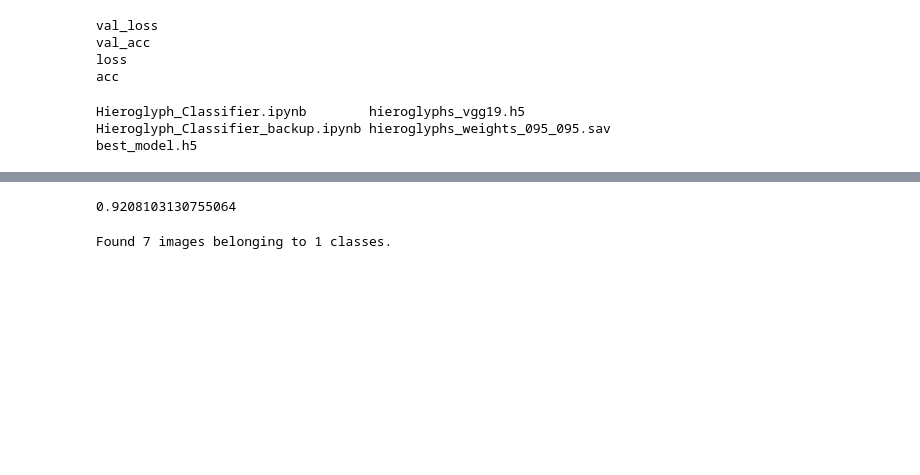
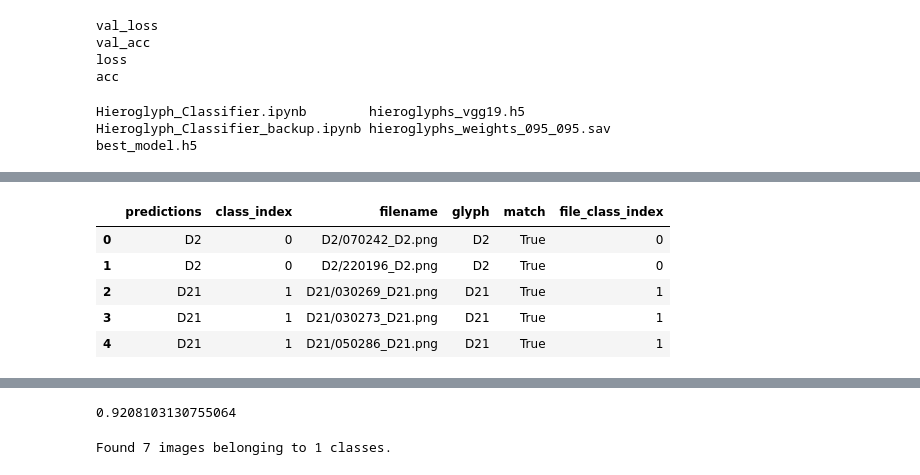
Before and after one commit to scottkds/metis_project5, a Jupyter notebook: models/Hieroglyph_Classifier.ipynb, the cells around one changed output, grey strips where cells are left out. Cells and saved outputs as stored; diff of their text form; code cells hidden in the pictures; blank space fills up the shorter version.

```diff
--- a/models/Hieroglyph_Classifier.ipynb
+++ b/models/Hieroglyph_Classifier.ipynb
@@ -183,0 +202,19 @@ predictions = [labels[k] for k in predicted_class_indices]
+# %%
+labels = (train_batches.class_indices)
+labels = dict((v,k) for k,v in labels.items())
+predictions = [labels[k] for k in predicted_class_indices]
+pred_dict = {'predictions': predictions,
+             'class_index': predicted_class_indices,
+             'filename': test_batches.filenames}
+df = pd.DataFrame(pred_dict)
+df['glyph'] = df.apply(lambda row: re.match(r'^([A-Z]{1}\d+)/', row['filename']).group(1), axis=1)
+df['match'] = df['predictions'] == df['glyph']
+df['file_class_index'] = df.apply(lambda row: train_batches.class_indices[row['glyph']], axis=1)
+df.head()
+# %% [output]
+|  | predictions | class_index | filename | glyph | match | file_class_index |
+| 0 | D2 | 0 | D2/070242_D2.png | D2 | True | 0 |
+| 1 | D2 | 0 | D2/220196_D2.png | D2 | True | 0 |
+| 2 | D21 | 1 | D21/030269_D21.png | D21 | True | 1 |
+| 3 | D21 | 1 | D21/030273_D21.png | D21 | True | 1 |
+| 4 | D21 | 1 | D21/050286_D21.png | D21 | True | 1 |
```
Also changed, not shown: parts of 10 cells of this notebook, 1 other file.
